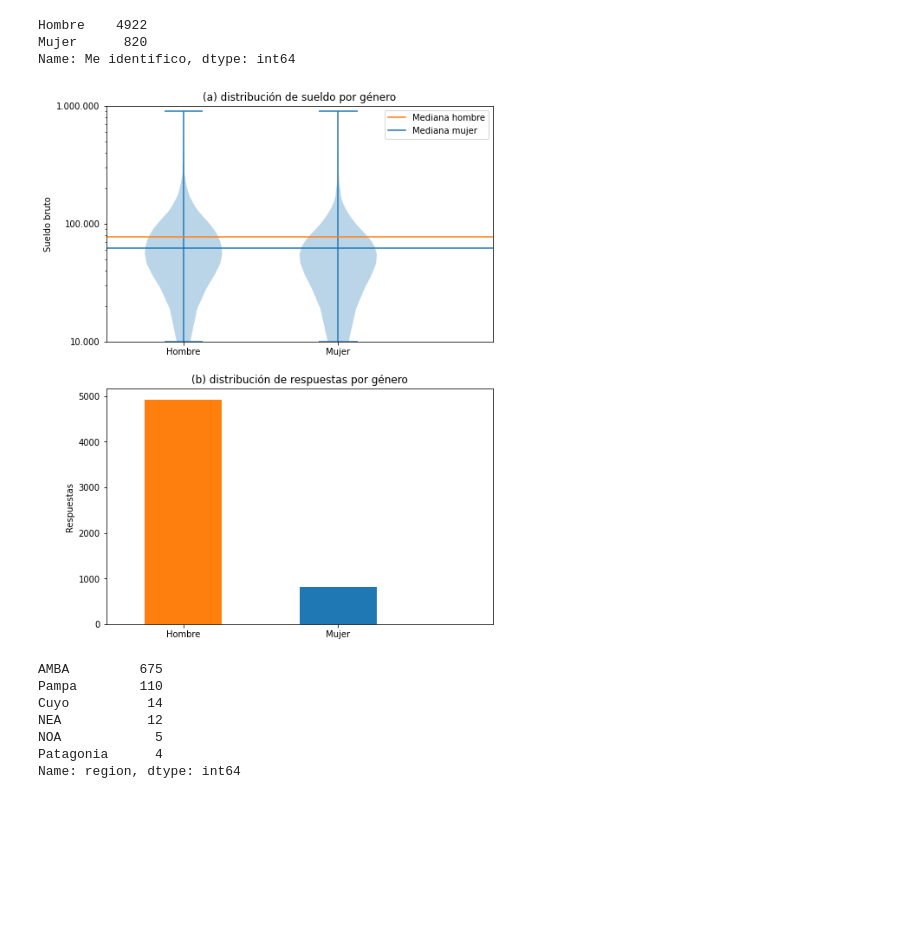
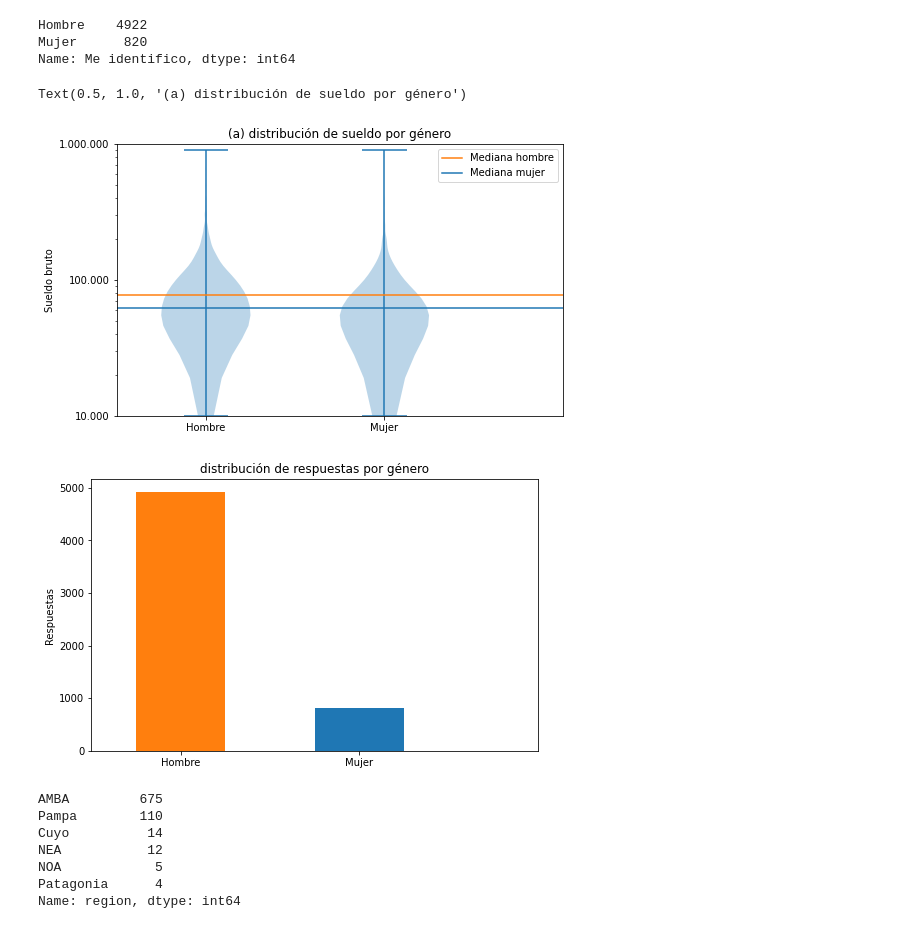
Before and after one commit to seppo0010/sysarmy-sueldos-2020.1, a Jupyter notebook: notebook/Brecha de género.ipynb, the cells around one changed output. Cells and saved outputs as stored; diff of their text form; code cells hidden in the pictures; blank space fills up the shorter version.

```diff
--- a/notebook/Brecha de género.ipynb
+++ b/notebook/Brecha de género.ipynb
@@ -75,29 +75,34 @@ Hombre    4922
 Mujer      820
 Name: Me identifico, dtype: int64
 # %%
-_, (ax0, ax1) = plt.subplots(2, 1, figsize=(8, 11));
+_, ax0 = plt.subplots(1, 1, figsize=(8, 5));
 ax0.axhline(df[df['Me identifico'] == 'Hombre']['Salario mensual BRUTO (en tu moneda local)'].median(), c=ch)
 ax0.axhline(df[df['Me identifico'] == 'Mujer']['Salario mensual BRUTO (en tu moneda local)'].median(), c=cm)
 ax0.set_ylabel('Sueldo bruto')
 ax0.set_yscale('log')
 ax0.set_xlim(0.5, 3)
 ax0.set_ylim(10_000, 1_000_000)
 ax0.set_xticks([1, 2])
 ax0.set_xticklabels(['Hombre', 'Mujer'])
 ax0.set_yticks([10_000, 100_000, 1_000_000])
 ax0.set_yticklabels(['10.000', '100.000', '1.000.000'])
 ax0.violinplot([
     df[df['Me identifico'] == 'Hombre']['Salario mensual BRUTO (en tu moneda local)'].values,
     df[df['Me identifico'] == 'Mujer']['Salario mensual BRUTO (en tu moneda local)'].values,
 ]);
 ax0.legend(['Mediana hombre', 'Mediana mujer'])
 ax0.set_title('(a) distribución de sueldo por género')
-df['Me identifico'].value_counts().sort_values(ascending=False).plot.bar(color=[ch, cm], ax=ax1, rot=0);
-ax1.set_xlim(-0.5, 2)
-ax1.set_title('(b) distribución de respuestas por género')
-ax1.set_ylabel('Respuestas');
 # %% [output]
+Text(0.5, 1.0, '(a) distribución de sueldo por género')
-[figure, old version]
+[figure, new version]
+# %%
+_, ax1 = plt.subplots(1, 1, figsize=(8, 5));
+df['Me identifico'].value_counts().sort_values(ascending=False).plot.bar(color=[ch, cm], ax=ax1, rot=0);
+ax1.set_xlim(-0.5, 2)
+ax1.set_title('distribución de respuestas por género')
+ax1.set_ylabel('Respuestas');
+# %% [output]
+[figure, added]
 # %%
 regions_map = {
     'Ciudad Autónoma de Buenos Aires': 'AMBA',
```
Also changed, not shown: parts of 1 cell of this notebook, 3 other files.
